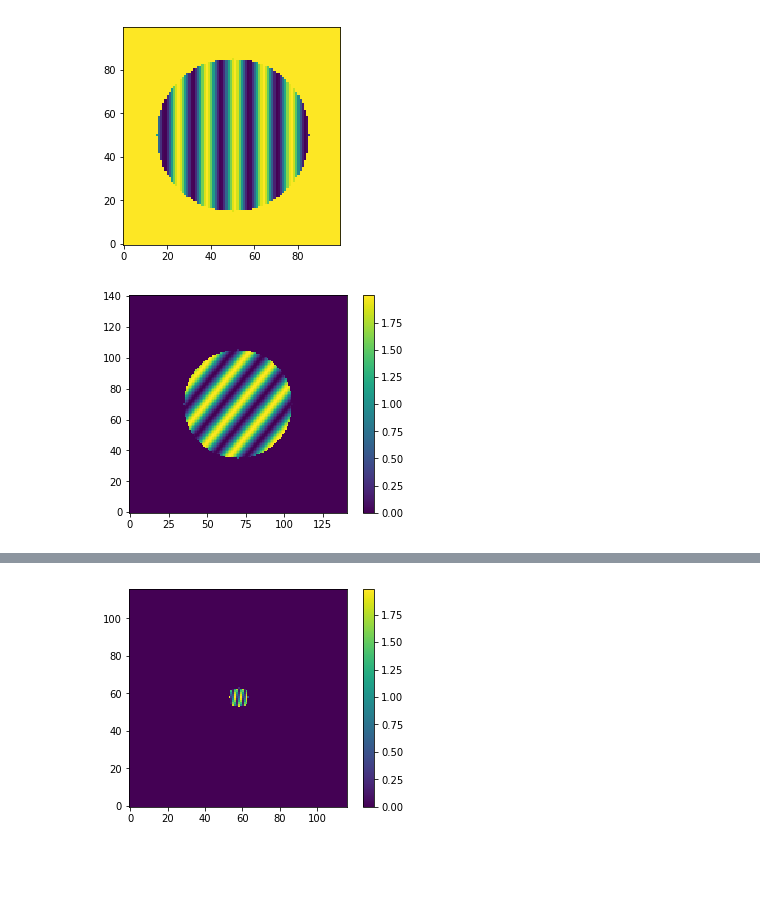
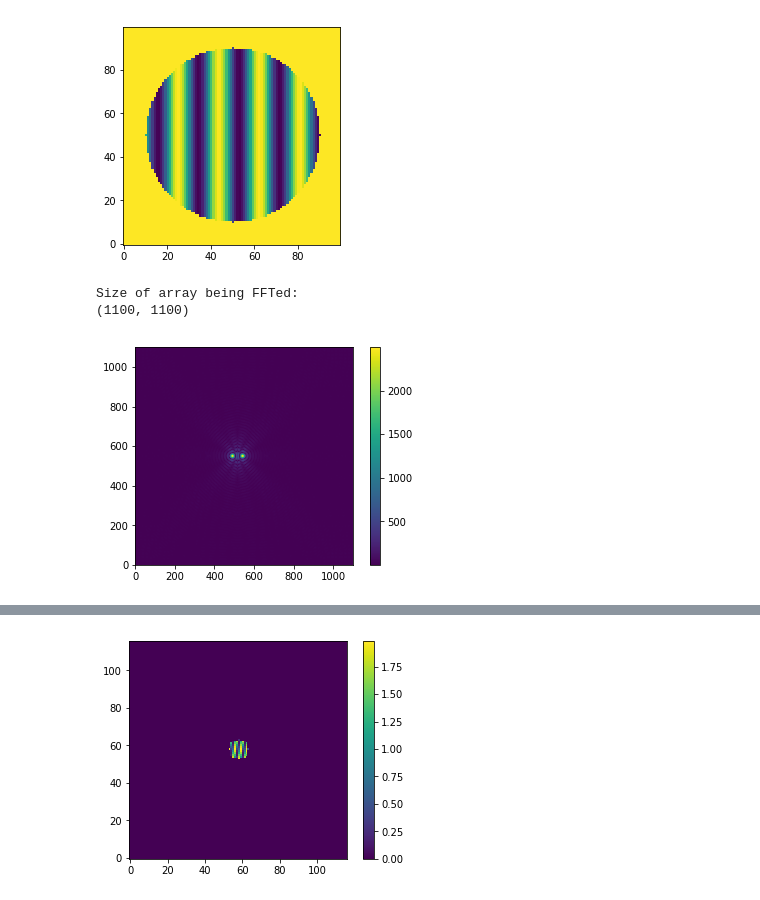
Before and after one commit to mwanakijiji/lbti_fizeau_control, a Jupyter notebook: phasecam_pupil_simulator.ipynb, the cells around one changed output, grey strips where cells are left out. Drawn from its saved outputs; the diff is of its cells as text; code cells hidden in the pictures; blank space fills up the shorter version.

Commit message:
Working on Phasecam cartoon notebook

```diff
--- a/phasecam_pupil_simulator.ipynb
+++ b/phasecam_pupil_simulator.ipynb
@@ -135,11 +137,11 @@ y = np.arange(0, 100)
 xv, yv = np.meshgrid(x, y)
 # %%
 pc_image_K = illum_PC(lambda_PC=lambda_K,
-                beta_PC=13,
-                tao12_PC=0.85,
+                beta_PC=9,
+                tao12_PC=12,
                 x_coord_pre_rot=xv,
                 deg_rot=0)
-mask_circle = create_circular_mask(pc_image_K, radius = 80)
+mask_circle = create_circular_mask(pc_image_K, radius = 40)
 pc_image_K = np.multiply(pc_image_K,mask_circle)
 # %%
 white_mask = np.copy(mask_circle.astype(int))
@@ -151,7 +153,7 @@ plt.imshow(test, origin="lower")
 #plt.colorbar()
 plt.show()
 # %% [output]
-[figure, old version]
+[figure, new version]
 # %%
 # write FITS
 
@@ -161,6 +163,45 @@ hdul.writeto('junk_K_06a.fits', overwrite=True)
+# %%
+class fft_img:
+    # take FFT of a 2D image
+
+    def __init__(self, image):
+        self.image = image
+
+    def fft(self, padding=int(0), pad_mode='constant', mask_thresh=1e-10, mask=True):
+
+        padI = np.pad(self.image, padding, pad_mode)
+        # arguments: image, pad size, pad mode, threshold for masking, mask flag
+        padI = np.fft.fftshift(padI)
+        PhaseExtract = np.fft.fft2(padI)
+        PhaseExtract = np.fft.fftshift(PhaseExtract)
+        AmpPE = np.absolute(PhaseExtract)
+        #ArgPE = np.multiply(np.angle(PhaseExtract),180./np.pi) # degrees
+        ArgPE = np.angle(PhaseExtract) # radians
+
+        print("Size of array being FFTed:")
+        print(np.shape(PhaseExtract))
+
+        if mask:
+            # mask out low-power regions
+            AmpPE_masked = ma.masked_where(AmpPE < mask_thresh, AmpPE, copy=False)
+            ArgPE_masked = ma.masked_where(AmpPE < mask_thresh, ArgPE, copy=False)
+            return AmpPE_masked, ArgPE_masked
+
+        else:
+            return AmpPE, ArgPE
+# %%
+amp, arg = fft_img(pc_image_K).fft(padding = 500)
+# %% [output]
+Size of array being FFTed:
+(1100, 1100)
+# %%
+# remove central lobe
+N = 33
+amp[:,int(0.5*np.shape(amp)[1]-N):-2*N] = amp[:,int(0.5*np.shape(amp)[1]+N):]
+arg[:,int(0.5*np.shape(arg)[1]-N):-2*N] = arg[:,int(0.5*np.shape(arg)[1]+N):]
 # %%
-plt.imshow(pc_image_K, origin="lower")
+plt.imshow(amp, origin="lower")#, norm=LogNorm(vmin=0.01, vmax=1000))
 plt.colorbar()
 plt.show()
 # %% [output]
-[figure, old version]
+[figure, new version]
```
Also changed, not shown: parts of 5 cells of this notebook, 3 other files.
